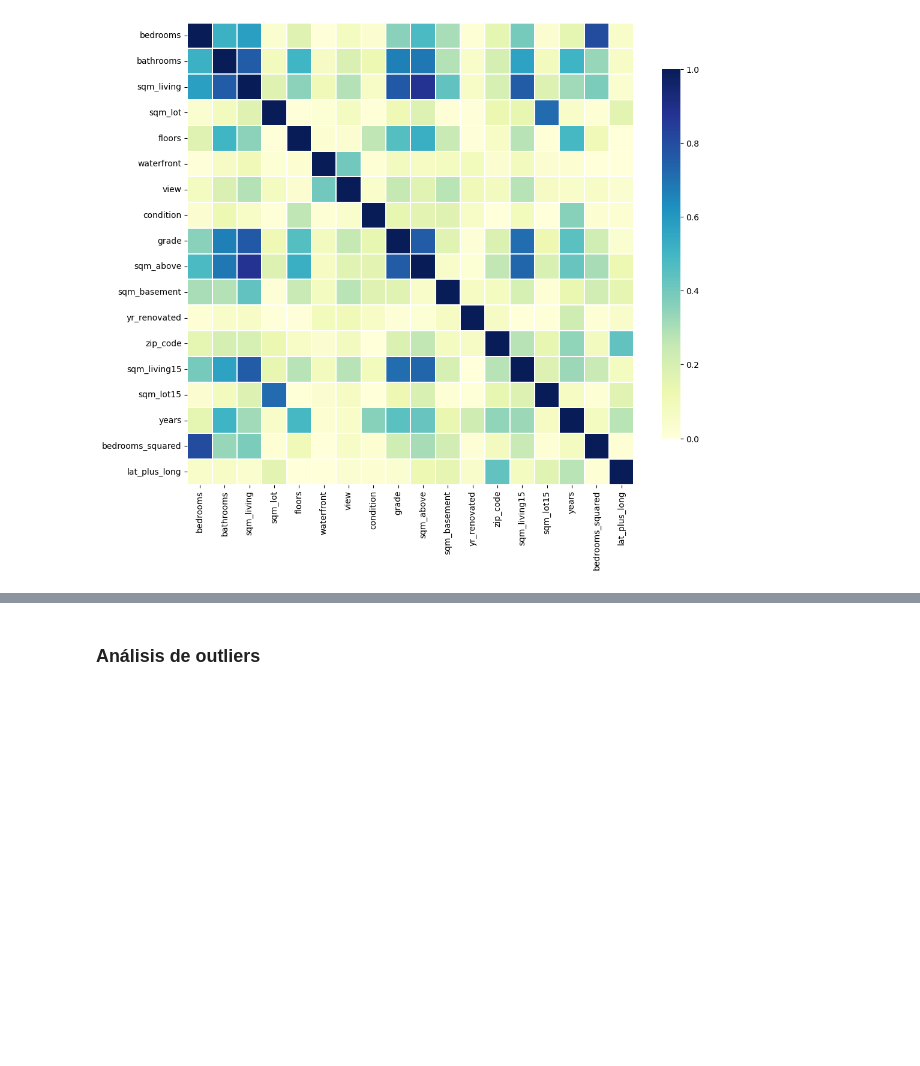
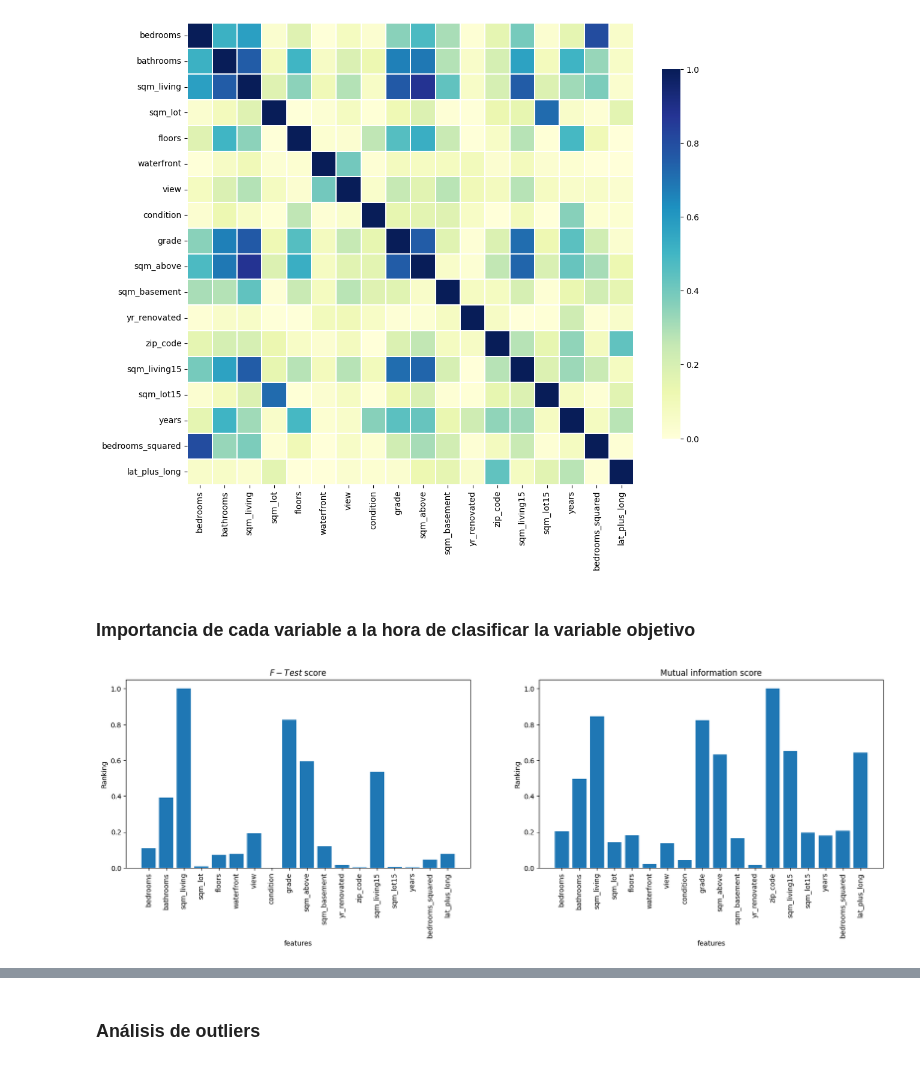
Before and after one commit to DiegoEscanciano/UCM_MACH, a Jupyter notebook: Código/Entrega_DiegoEscanciano.ipynb, the cells around one changed output, grey strips where cells are left out. Cells and saved outputs as stored; diff of their text form; code cells hidden in the pictures; blank space fills up the shorter version.

```diff
--- a/Código/Entrega_DiegoEscanciano.ipynb
+++ b/Código/Entrega_DiegoEscanciano.ipynb
@@ -257,3 +255,44 @@ sns.heatmap(corr,vmin = 0.0, vmax=1.0, center=0.5,
 plt.show()
 # %% [output]
 [figure]
+# %% [markdown]
+### Importancia de cada variable a la hora de clasificar la variable objetivo
+# %%
+from sklearn.feature_selection import f_regression, mutual_info_regression
+
+# convertimos el DataFrame al formato necesario para scikit-learn
+data = house_data.values
+
+y = data[:,0:1]     # nos quedamos con la 1ª columna, price
+X = data[:,1:]      # nos quedamos con el resto
+
+feature_names = house_data.columns[1:]
+
+
+# do calculations
+f_test, _ = f_regression(X, y)
+f_test /= np.max(f_test)
+
+mi = mutual_info_regression(X, y)
+mi /= np.max(mi)
+
+# do some plotting
+plt.figure(figsize=(20, 5))
+
+plt.subplot(1,2,1)
+plt.bar(range(X.shape[1]),f_test,  align="center")
+plt.xticks(range(X.shape[1]),feature_names, rotation = 90)
+plt.xlabel('features')
+plt.ylabel('Ranking')
+plt.title('$F-Test$ score')
+
+plt.subplot(1,2,2)
+plt.bar(range(X.shape[1]),mi, align="center")
+plt.xticks(range(X.shape[1]),feature_names, rotation = 90)
+plt.xlabel('features')
+plt.ylabel('Ranking')
+plt.title('Mutual information score')
+
+plt.show()
+# %% [output]
+[figure, added]
```
Also changed, not shown: parts of 3 cells of this notebook.
